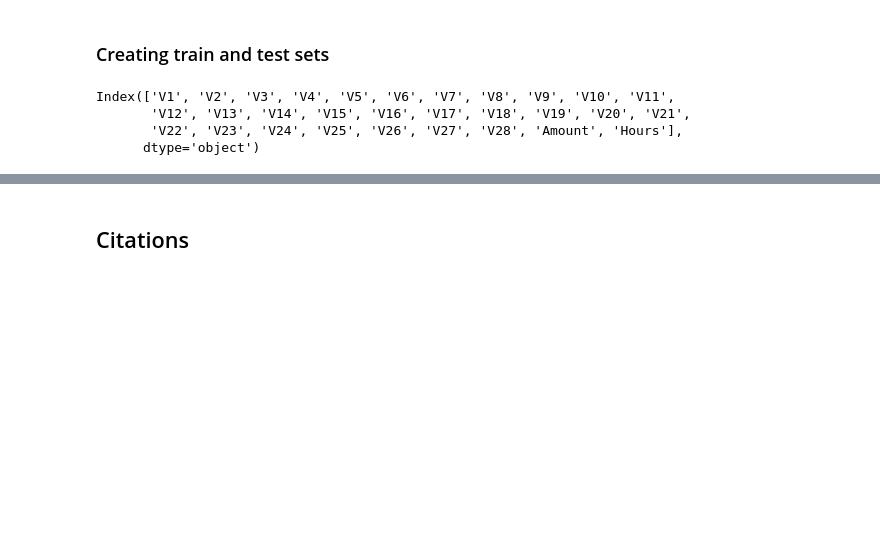
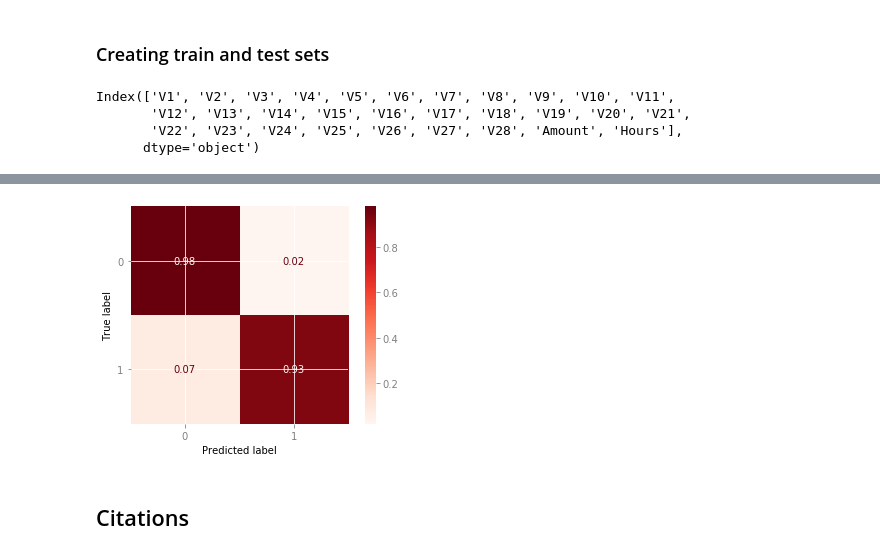
Before and after one commit to Lewis34cs/Credit_Card_Fraud_Detection, a Jupyter notebook: creditcard_fraud.ipynb, the cells around one changed output, grey strips where cells are left out. Saved outputs shown, nothing was run; the diff lists cells and outputs as text; code cells hidden in the pictures; blank space fills up the shorter version.

Commit message:
Adding confusion matrix and classification report

```diff
--- a/creditcard_fraud.ipynb
+++ b/creditcard_fraud.ipynb
@@ -227,3 +239,7 @@ Test recall score: 0.9298245614035088
+# %%
+plot_confusion_matrix(fit_model, X_test,y_test,normalize='true',cmap='Reds');
+# %% [output]
+[figure, added]
 # %% [markdown]
 ## Citations
 # %% [markdown]
```
Also changed, not shown: parts of 4 cells of this notebook.
